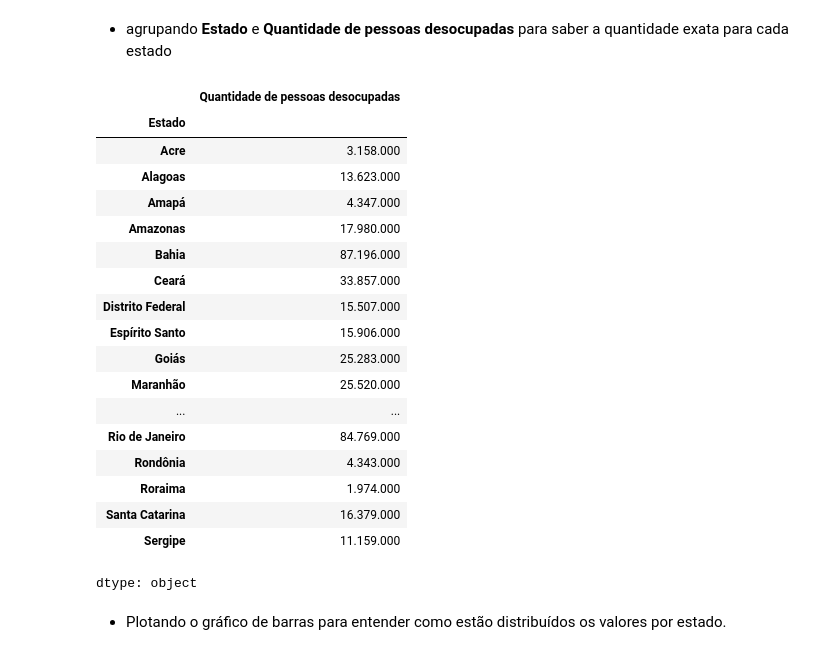
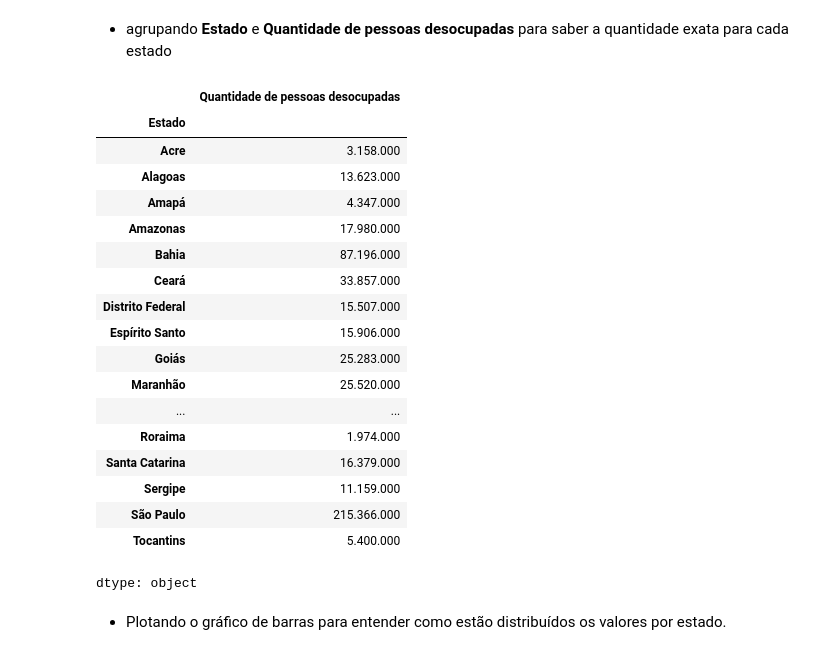
Before and after one commit to Alotrpyco/python-estatistica-e-negocios, a Jupyter notebook: 6.projeto.final/g_2_Projeto_final.ipynb, the cells around one changed output. Saved outputs shown, nothing was run; the diff lists cells and outputs as text; code cells hidden in the pictures.

```diff
--- a/6.projeto.final/g_2_Projeto_final.ipynb
+++ b/6.projeto.final/g_2_Projeto_final.ipynb
@@ -154,6 +154,8 @@ df.dtypes
 | Trimestre (Código) | object |
 | Trimestre | object |
 dtype: object
+# %%
+df.columns = df.columns.astype(str)
 # %% [markdown]
 - Transformando a coluna Valor, que está em string (str), para inteiro (int) e, após isso, criando uma nova coluna com o valor absoluto.
 # %%
@@ -193,3 +195,6 @@ Visualização das 2000 primeiras linhas dos dados com os quais tenho interesse
 | 1999 | 2017 | 2º trimestre 2017 | Maranhão | De 1 ano a menos de 2 anos | 60000 |
 | 2000 | 2017 | 2º trimestre 2017 | Maranhão | 2 anos ou mais | 102000 |
 2000 rows × 5 columns
+# %%
+df.columns = df.columns.astype(str)
+df.dtypes
@@ -286,26 +300,26 @@ plt.xticks(rotation=45, ha="right")
 # %%
 agrupado = df.groupby(["Estado"])["Quantidade de pessoas desocupadas"].sum()
 agrupando_format = agrupado.apply(lambda x: f"{x:,.0f}".replace(",", "."))
-agrupando_format.head(25)
+agrupando_format.head(27)
 # %% [output]
 |  | Quantidade de pessoas desocupadas |
 | Estado |  |
 | Acre | 3.158.000 |
 | Alagoas | 13.623.000 |
 | Amapá | 4.347.000 |
 | Amazonas | 17.980.000 |
 | Bahia | 87.196.000 |
 | Ceará | 33.857.000 |
 | Distrito Federal | 15.507.000 |
 | Espírito Santo | 15.906.000 |
 | Goiás | 25.283.000 |
 | Maranhão | 25.520.000 |
 | ... | ... |
-| Rio de Janeiro | 84.769.000 |
-| Rondônia | 4.343.000 |
 | Roraima | 1.974.000 |
 | Santa Catarina | 16.379.000 |
 | Sergipe | 11.159.000 |
+| São Paulo | 215.366.000 |
+| Tocantins | 5.400.000 |
 dtype: object
 # %% [markdown]
 - Plotando o gráfico de barras para entender como estão distribuídos os valores por estado.
```
Also changed, not shown: parts of 2 cells of this notebook.
